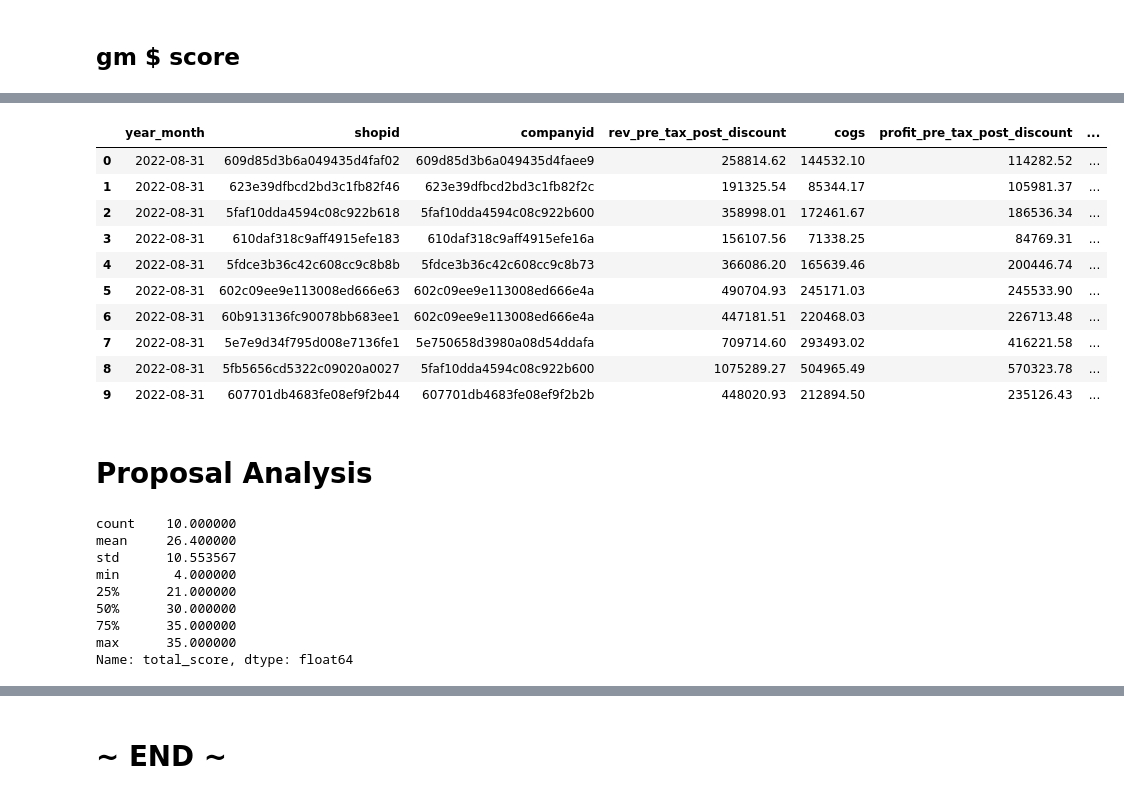
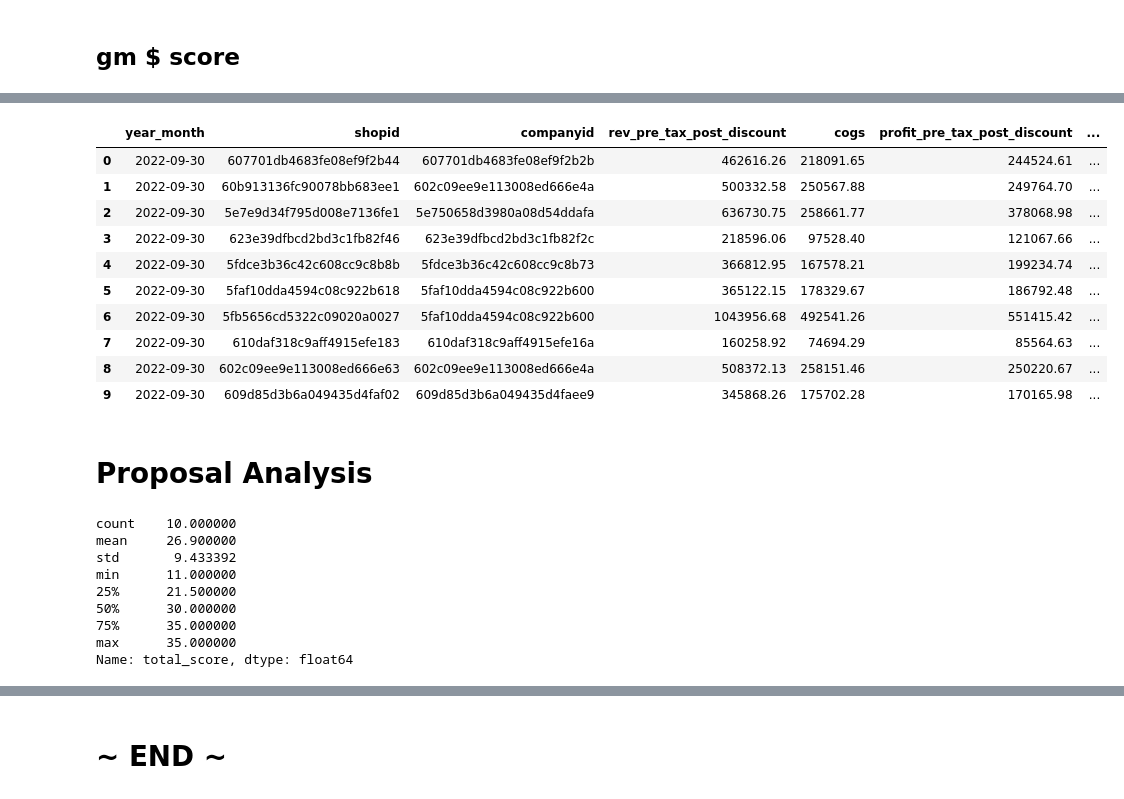
Before and after one commit to warrenshen/platform, a Jupyter notebook: services/api-server/notebooks/analysis/blaze_data_analysis_MA_master.ipynb, the cells around one changed output, grey strips where cells are left out. Saved outputs shown, nothing was run; the diff lists cells and outputs as text; code cells hidden in the pictures.

```diff
--- a/services/api-server/notebooks/analysis/blaze_data_analysis_MA_master.ipynb
+++ b/services/api-server/notebooks/analysis/blaze_data_analysis_MA_master.ipynb
@@ -609,9 +616,9 @@ Name: year_month, dtype: datetime64[ns]
 # %%
 # use own bm
 
-rev_change_bm_with_weight = pd.DataFrame([numpy.nan,-0.07, 0.01, -0.07, 0.09,0.07,0.02,0.11,-0.01,-0.05,-0.01,-0.07,numpy.nan ])
+rev_change_bm_with_weight = pd.DataFrame([numpy.nan,-0.07, 0.01, -0.07, 0.09,0.07,0.02,0.11,-0.01,-0.05,-0.01,-0.07,numpy.nan,numpy.nan])
 rev_change_bm_with_weight['year_month'] = gm_distr_all['year_month'].values
-rev_change_bm_with_weight['weight'] = [0.12,0.2,0.28,0.36,0.44,0.52,0.6,0.68,0.76,0.84,0.92,1,numpy.nan]
+rev_change_bm_with_weight['weight'] = [0.12,0.2,0.28,0.36,0.44,0.52,0.6,0.68,0.76,0.84,0.92,1,numpy.nan,numpy.nan]
 rev_change_bm_with_weight.columns = ['rev_change_bm','year_month','rev_change_weight']
 rev_change_bm_with_weight = rev_change_bm_with_weight.reset_index(drop = True)
 rev_change_bm_with_weight
@@ -704,7 +674,7 @@ blaze_inv_data_all = pd.read_sql_query("""with base as (
     and unit_cost > 0.01
     and current_quantity > 0
     and current_quantity < 1000
-    and date in ('2022-08-25','2022-08-18','2022-08-11','2022-08-04','2022-08-01')
+    and date in ('2022-09-01','2022-09-03','2022-09-10','2022-09-17','2022-09-24')
     and state = 'MA'
 ),
 base_by_group as (
@@ -728,7 +698,7 @@ shopid,
 companyid,
 inventory_group,
 avg(inventory) inventory,
-last_day('2022-08-30') year_month
+last_day('2022-09-30') year_month
 from weekly_inv
 group by 1,2,3""",engine)
 # %%
@@ -816,7 +786,7 @@ round(data_joined['inventory_turnover'].quantile(0.95),2)
 # %% [markdown]
 # UW
 # %%
-recent = data_joined[data_joined['year_month'] == '2022-08-31']
+recent = data_joined[data_joined['year_month'] == '2022-09-30']
 recent = recent.reset_index(drop = True)
 # %%
 recent[['year_month','shopid']].groupby(['year_month']).nunique()
@@ -966,5 +936,5 @@ final['total_gm_perc_score'] = final['gm_3m_score'] + final['gm_6m_score'] + fin
 final['total_gm_score'] = [min(final['gm_dollar_score'][i]+final['total_gm_perc_score'][i],15) for i in range(len(final))]
 final['total_score'] = final['total_gm_score'] + final['rev_change_score'] + final['turnover_score']
 final['credit_limit_raw'] = [round(min(final['sum_cogs_3m'][i],final['inventory_fresh'][i]),0) for i in range(len(final))]
-final['potential_credit_limit'] = round(final['credit_limit_raw'],4)
+final['potential_credit_limit'] = round(final['credit_limit_raw'],-4)
 final['initial_credit_limit'] = final['potential_credit_limit'] / 2
@@ -976,21 +955,21 @@ final['initial_credit_limit'] = final['potential_credit_limit'] / 2
 # %%
 final[['year_month', 'shopid', 'companyid', 'rev_pre_tax_post_discount', 'cogs', 'profit_pre_tax_post_discount',
        'margin_pre_tax_post_discount', 'sum_cogs_3m',
        'avg_margin_2m', 'avg_margin_3m', 'avg_margin_6m', 'avg_margin_all', 'inventory_fresh_and_stale',
        'inventory_turnover', 'gm_3m_score', 'gm_6m_score', 'gm_all_score', 'total_gm_perc_score','gm_dollar_score',
-       'total_gm_score','turnover_score', 'rev_change_score',  'total_score', 'credit_limit']]
+       'total_gm_score','turnover_score', 'rev_change_score',  'total_score','credit_limit_raw', 'potential_credit_limit', 'initial_credit_limit']]
 # %% [output]
 |  | year_month | shopid | companyid | rev_pre_tax_post_discount | cogs | profit_pre_tax_post_discount | ... |
-| 0 | 2022-08-31 | 609d85d3b6a049435d4faf02 | 609d85d3b6a049435d4faee9 | 258814.62 | 144532.10 | 114282.52 | ... |
-| 1 | 2022-08-31 | 623e39dfbcd2bd3c1fb82f46 | 623e39dfbcd2bd3c1fb82f2c | 191325.54 | 85344.17 | 105981.37 | ... |
-| 2 | 2022-08-31 | 5faf10dda4594c08c922b618 | 5faf10dda4594c08c922b600 | 358998.01 | 172461.67 | 186536.34 | ... |
-| 3 | 2022-08-31 | 610daf318c9aff4915efe183 | 610daf318c9aff4915efe16a | 156107.56 | 71338.25 | 84769.31 | ... |
-| 4 | 2022-08-31 | 5fdce3b36c42c608cc9c8b8b | 5fdce3b36c42c608cc9c8b73 | 366086.20 | 165639.46 | 200446.74 | ... |
-| 5 | 2022-08-31 | 602c09ee9e113008ed666e63 | 602c09ee9e113008ed666e4a | 490704.93 | 245171.03 | 245533.90 | ... |
-| 6 | 2022-08-31 | 60b913136fc90078bb683ee1 | 602c09ee9e113008ed666e4a | 447181.51 | 220468.03 | 226713.48 | ... |
-| 7 | 2022-08-31 | 5e7e9d34f795d008e7136fe1 | 5e750658d3980a08d54ddafa | 709714.60 | 293493.02 | 416221.58 | ... |
-| 8 | 2022-08-31 | 5fb5656cd5322c09020a0027 | 5faf10dda4594c08c922b600 | 1075289.27 | 504965.49 | 570323.78 | ... |
-| 9 | 2022-08-31 | 607701db4683fe08ef9f2b44 | 607701db4683fe08ef9f2b2b | 448020.93 | 212894.50 | 235126.43 | ... |
+| 0 | 2022-09-30 | 607701db4683fe08ef9f2b44 | 607701db4683fe08ef9f2b2b | 462616.26 | 218091.65 | 244524.61 | ... |
+| 1 | 2022-09-30 | 60b913136fc90078bb683ee1 | 602c09ee9e113008ed666e4a | 500332.58 | 250567.88 | 249764.70 | ... |
+| 2 | 2022-09-30 | 5e7e9d34f795d008e7136fe1 | 5e750658d3980a08d54ddafa | 636730.75 | 258661.77 | 378068.98 | ... |
+| 3 | 2022-09-30 | 623e39dfbcd2bd3c1fb82f46 | 623e39dfbcd2bd3c1fb82f2c | 218596.06 | 97528.40 | 121067.66 | ... |
+| 4 | 2022-09-30 | 5fdce3b36c42c608cc9c8b8b | 5fdce3b36c42c608cc9c8b73 | 366812.95 | 167578.21 | 199234.74 | ... |
+| 5 | 2022-09-30 | 5faf10dda4594c08c922b618 | 5faf10dda4594c08c922b600 | 365122.15 | 178329.67 | 186792.48 | ... |
+| 6 | 2022-09-30 | 5fb5656cd5322c09020a0027 | 5faf10dda4594c08c922b600 | 1043956.68 | 492541.26 | 551415.42 | ... |
+| 7 | 2022-09-30 | 610daf318c9aff4915efe183 | 610daf318c9aff4915efe16a | 160258.92 | 74694.29 | 85564.63 | ... |
+| 8 | 2022-09-30 | 602c09ee9e113008ed666e63 | 602c09ee9e113008ed666e4a | 508372.13 | 258151.46 | 250220.67 | ... |
+| 9 | 2022-09-30 | 609d85d3b6a049435d4faf02 | 609d85d3b6a049435d4faee9 | 345868.26 | 175702.28 | 170165.98 | ... |
 # %%
 final[['year_month', 'shopid', 'companyid', 'rev_pre_tax_post_discount', 'cogs', 'profit_pre_tax_post_discount',
        'margin_pre_tax_post_discount', 'sum_cogs_3m',
@@ -1003,10 +982,10 @@ final[['year_month', 'shopid', 'companyid', 'rev_pre_tax_post_discount', 'cogs',
 final['total_score'].describe()
 # %% [output]
 count    10.000000
-mean     26.400000
-std      10.553567
-min       4.000000
-25%      21.000000
+mean     26.900000
+std       9.433392
+min      11.000000
+25%      21.500000
 50%      30.000000
 75%      35.000000
 max      35.000000
```
Also changed, not shown: parts of 32 cells of this notebook, 1 other file.
